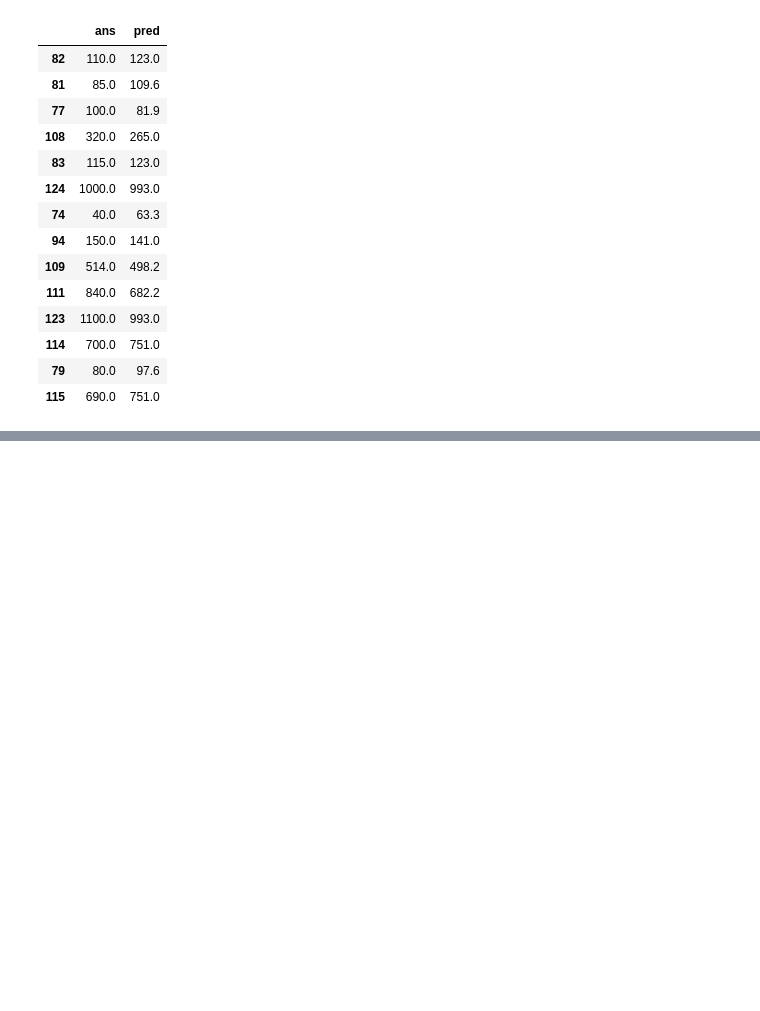
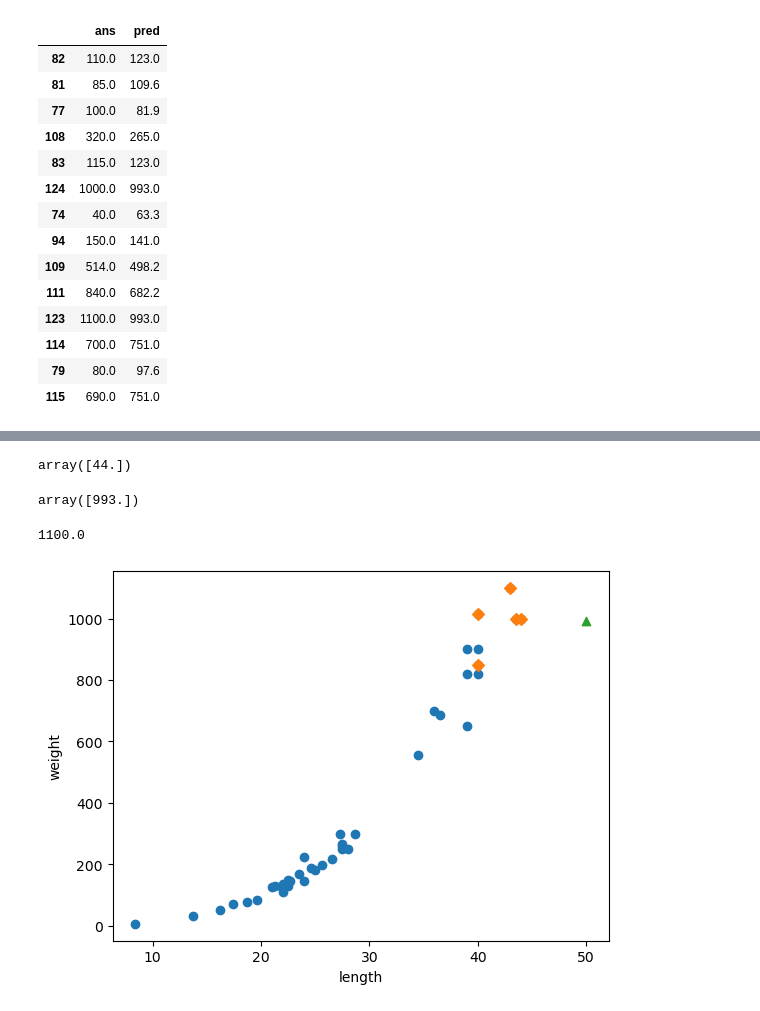
Before and after one commit to byahram/dev-study, a Jupyter notebook: python/python-ai/02_machine_learning/04_KNN회귀.ipynb, the cells around one changed output, grey strips where cells are left out. Saved outputs shown, nothing was run; the diff lists cells and outputs as text; code cells hidden in the pictures; blank space fills up the shorter version.

```diff
--- a/python/python-ai/02_machine_learning/04_KNN회귀.ipynb
+++ b/python/python-ai/02_machine_learning/04_KNN회귀.ipynb
@@ -182,3 +182,32 @@ pred_df
 | 115 | 690.0 | 751.0 |
 # %% [markdown]
 <img src = "./image/KNN_VS_LINEAR.png">
+# %%
+max(x_train)
+# %% [output]
+array([44.])
+# %%
+knr.predict([[70]])
+# %% [output]
+array([993.])
+# %%
+max(y_train)
+# %% [output]
+1100.0
+# %%
+# 50cm 농어의 이웃 찾기
+dist, idx = knr.kneighbors([[50]])
+# %%
+# 산점도 그리기
+plt.figure()
+
+plt.scatter(x_train, y_train)    # 훈련 데이터 산점도
+plt.scatter(x_train[idx], y_train.iloc[idx.flatten()], marker = "D")    # 50cm농어와 이웃한 데이터들
+plt.scatter(50, 993, marker = "^")    # 50cm 농어에 대한 KNN 모델의 예측값
+
+# plt.scatter(df["Length2"], df["Weight"])
+plt.xlabel("length")
+plt.ylabel("weight")
+plt.show()
+# %% [output]
+[figure, added]
```
Also changed, not shown: 2 other files.
